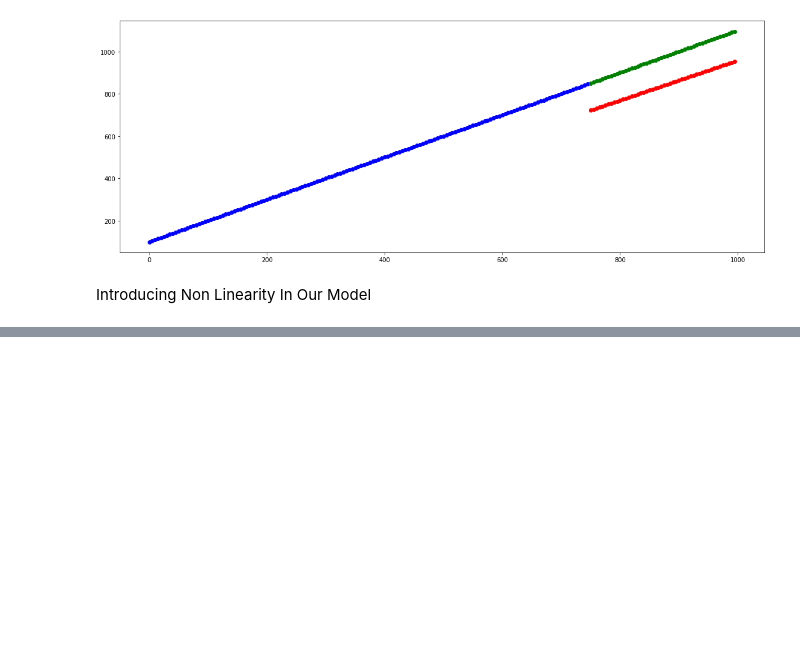
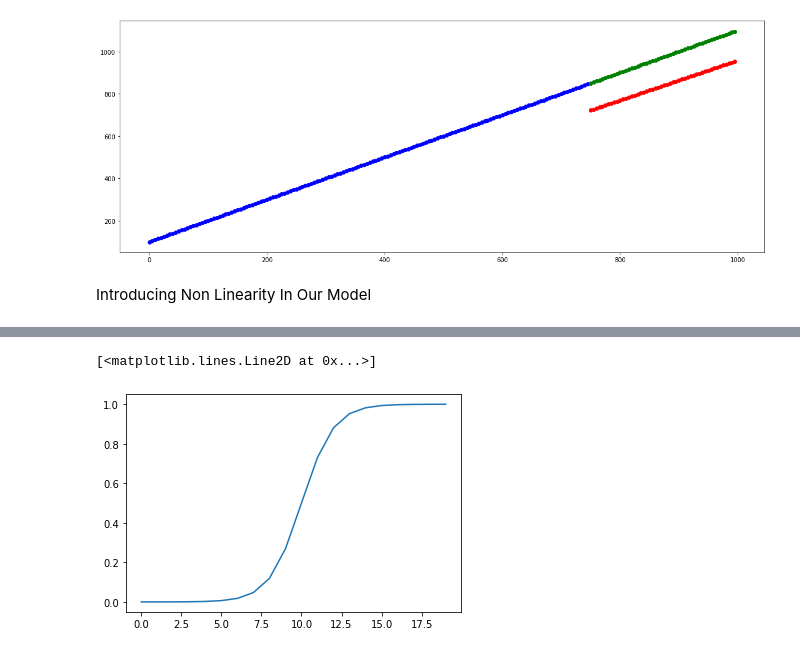
Before and after one commit to AviSaha123/Tensorflow_learnings, a Jupyter notebook: TensorflowClassification.ipynb, the cells around one changed output, grey strips where cells are left out. Drawn from its saved outputs; the diff is of its cells as text; code cells hidden in the pictures; blank space fills up the shorter version.

```diff
--- a/TensorflowClassification.ipynb
+++ b/TensorflowClassification.ipynb
@@ -229,0 +224,7 @@ executing.executing.NotOneValueFound: Expected one value, found 0
+# %%
+# Using the sigmoid function formula ie sigmoid(x) = 1/(1 + exp(-x))
+B = 1/ (1 + tf.exp(-A))
+plt.plot(B)
+# %% [output]
+[<matplotlib.lines.Line2D at 0x...>]
+[figure, added]
```
Also changed, not shown: parts of 19 cells of this notebook.
